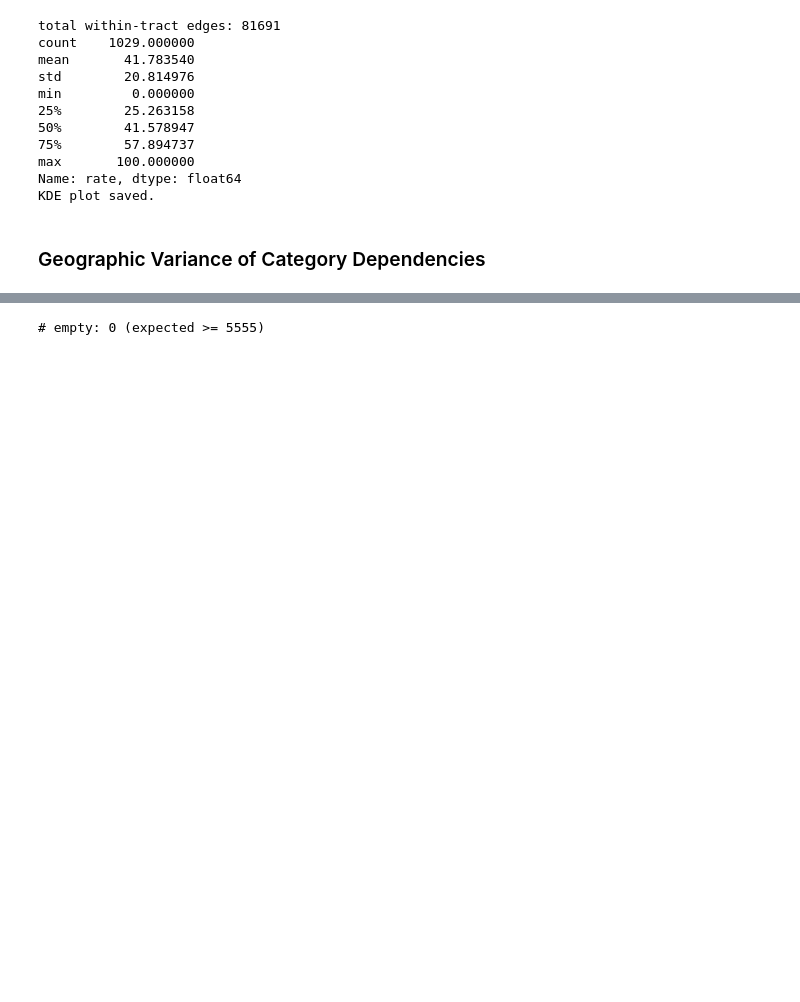
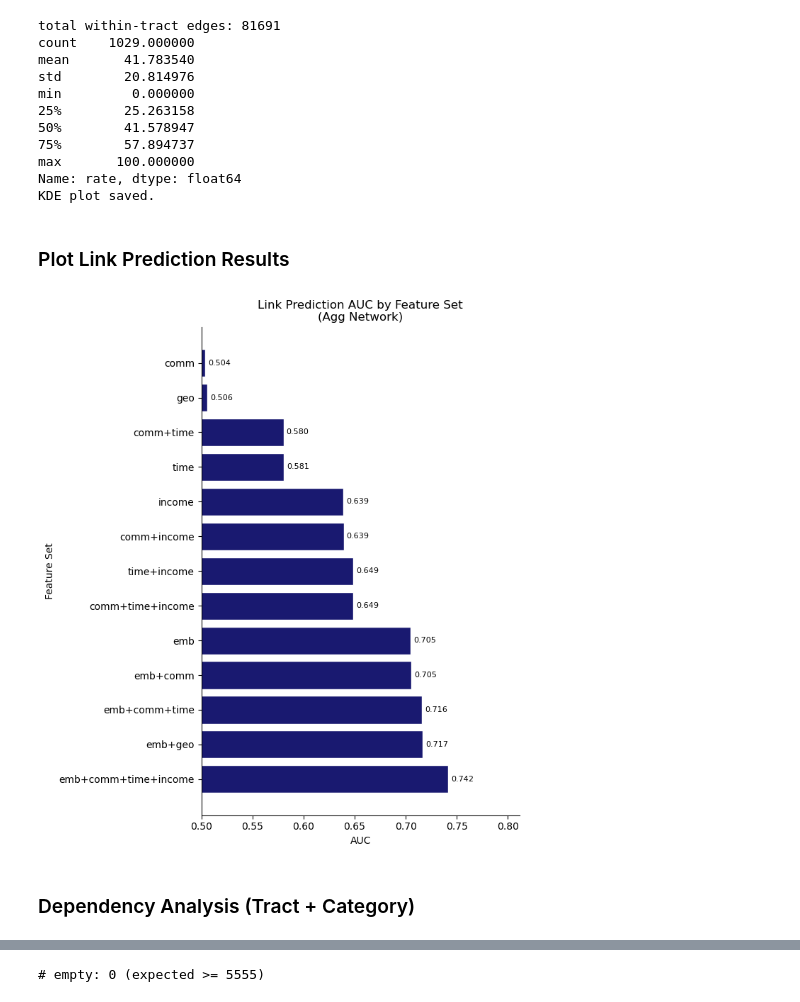
Before and after one commit to caleb-chandler/dependency-link-prediction, a Jupyter notebook: analysis.ipynb, the cells around one changed output, grey strips where cells are left out. Drawn from its saved outputs; the diff is of its cells as text; code cells hidden in the pictures; blank space fills up the shorter version.

```diff
--- a/analysis.ipynb
+++ b/analysis.ipynb
@@ -699,6 +700,39 @@ min         0.000000
 max       100.000000
 Name: rate, dtype: float64
 KDE plot saved.
-# %% [markdown]
-### Geographic Variance of Category Dependencies
+# %% [markdown]
+### Plot Link Prediction Results
+# %%
+score_dir = "data/agg/tests/seed21"
+score_files = glob.glob(os.path.join(score_dir, "score_*.txt"))
+
+feature_scores = {}
+for path in score_files:
+    m = re.search(r"feats_([^-]+)-ct", os.path.basename(path))
+    if m:
+        feats = m.group(1).replace("_", "+")
+        with open(path) as f:
+            feature_scores[feats] = float(f.read().strip())
+
+feature_scores = dict(sorted(feature_scores.items(), key=lambda x: x[1]))
+
+labels = list(feature_scores.keys())
+values = list(feature_scores.values())
+
+fig, ax = plt.subplots(figsize=(7, 8))
+bars = ax.barh(labels, values, color="midnightblue", edgecolor="white")
+ax.bar_label(bars, fmt="%.3f", padding=3, fontsize=8)
+ax.set_ylabel("Feature Set")
+ax.set_xlabel("AUC")
+ax.set_title("Link Prediction AUC by Feature Set\n(Agg Network)")
+ax.set_xlim(0.5, max(values) + 0.07)
+ax.spines[["top", "right"]].set_visible(False)
+ax.invert_yaxis()
+plt.tight_layout()
+plt.savefig("imgs/agg/link_pred_auc_seed21.png", dpi=150)
+plt.show()
+# %% [output]
+[figure, added]
+# %% [markdown]
+### Dependency Analysis (Tract + Category)
 # %%
```
Also changed, not shown: parts of 6 cells of this notebook, 8 other files.
